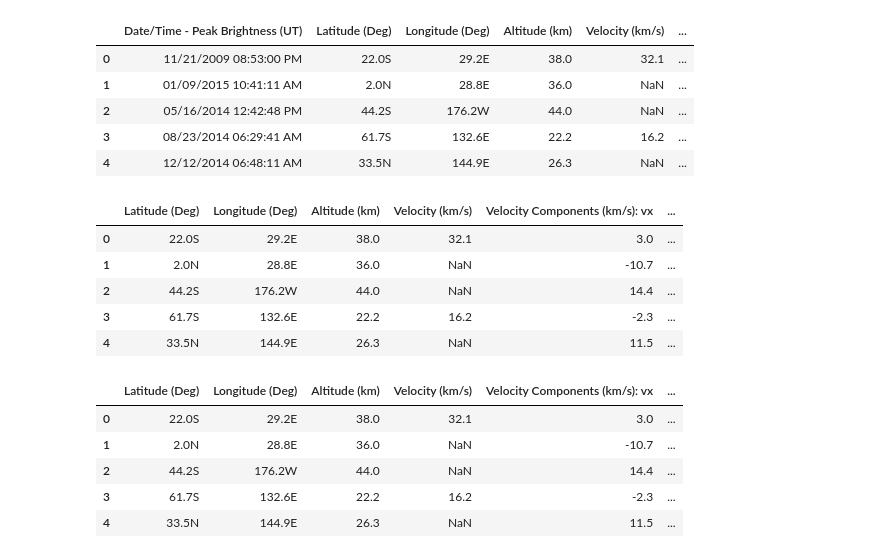
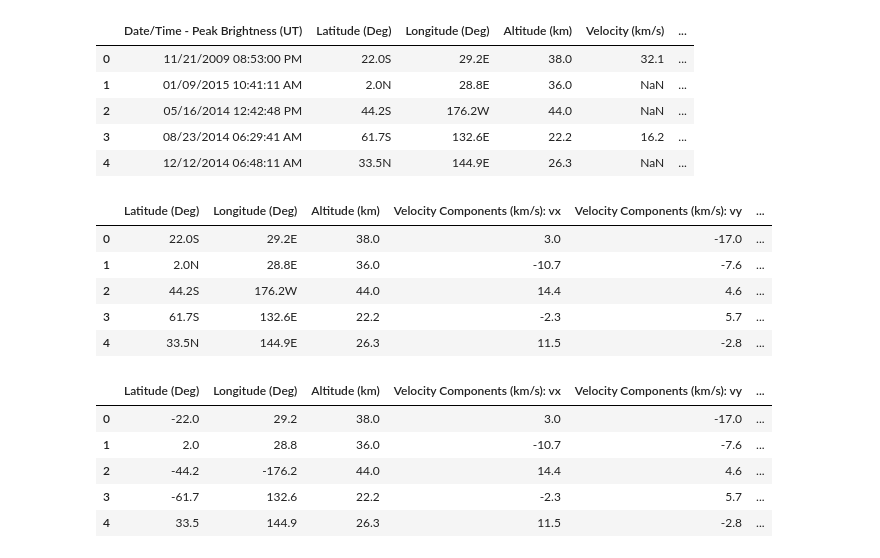
Before and after one commit to shaunildm/nasachallenge2019, a Jupyter notebook: Data.ipynb, the cells around one changed output. Cells and saved outputs as stored; diff of their text form; code cells hidden in the pictures.

```diff
--- a/Data.ipynb
+++ b/Data.ipynb
@@ -29,23 +29,25 @@ df[2].head()
 d_pal = { 'S': -1, 'N': +1, 'W':-1, 'E': +1}
 # %%
 loc_eig = df[2].iloc[:, 1:]
+loc_eig = loc_eig.drop('Total Radiated Energy (J)', axis =1 )
+loc_eig = loc_eig.drop('Velocity (km/s)', axis =1 )
 loc_eig.head()
 # %% [output]
-|  | Latitude (Deg) | Longitude (Deg) | Altitude (km) | Velocity (km/s) | Velocity Components (km/s): vx | ... |
-| 0 | 22.0S | 29.2E | 38.0 | 32.1 | 3.0 | ... |
-| 1 | 2.0N | 28.8E | 36.0 | NaN | -10.7 | ... |
-| 2 | 44.2S | 176.2W | 44.0 | NaN | 14.4 | ... |
-| 3 | 61.7S | 132.6E | 22.2 | 16.2 | -2.3 | ... |
-| 4 | 33.5N | 144.9E | 26.3 | NaN | 11.5 | ... |
+|  | Latitude (Deg) | Longitude (Deg) | Altitude (km) | Velocity Components (km/s): vx | Velocity Components (km/s): vy | ... |
+| 0 | 22.0S | 29.2E | 38.0 | 3.0 | -17.0 | ... |
+| 1 | 2.0N | 28.8E | 36.0 | -10.7 | -7.6 | ... |
+| 2 | 44.2S | 176.2W | 44.0 | 14.4 | 4.6 | ... |
+| 3 | 61.7S | 132.6E | 22.2 | -2.3 | 5.7 | ... |
+| 4 | 33.5N | 144.9E | 26.3 | 11.5 | -2.8 | ... |
 # %%
-loc_eig['Latitude (Deg)'].apply(lambda a: d_pal[a[-1]] * float(a[:-1]))
-loc_eig['Longitude (Deg)'].apply(lambda a: d_pal[a[-1]] * float(a[:-1]))
+loc_eig['Latitude (Deg)'] = loc_eig['Latitude (Deg)'].apply(lambda a: d_pal[a[-1]] * float(a[:-1]))
+loc_eig['Longitude (Deg)'] = loc_eig['Longitude (Deg)'].apply(lambda a: d_pal[a[-1]] * float(a[:-1]))
 loc_eig.head()
 # %% [output]
-|  | Latitude (Deg) | Longitude (Deg) | Altitude (km) | Velocity (km/s) | Velocity Components (km/s): vx | ... |
-| 0 | 22.0S | 29.2E | 38.0 | 32.1 | 3.0 | ... |
-| 1 | 2.0N | 28.8E | 36.0 | NaN | -10.7 | ... |
-| 2 | 44.2S | 176.2W | 44.0 | NaN | 14.4 | ... |
-| 3 | 61.7S | 132.6E | 22.2 | 16.2 | -2.3 | ... |
-| 4 | 33.5N | 144.9E | 26.3 | NaN | 11.5 | ... |
+|  | Latitude (Deg) | Longitude (Deg) | Altitude (km) | Velocity Components (km/s): vx | Velocity Components (km/s): vy | ... |
+| 0 | -22.0 | 29.2 | 38.0 | 3.0 | -17.0 | ... |
+| 1 | 2.0 | 28.8 | 36.0 | -10.7 | -7.6 | ... |
+| 2 | -44.2 | -176.2 | 44.0 | 14.4 | 4.6 | ... |
+| 3 | -61.7 | 132.6 | 22.2 | -2.3 | 5.7 | ... |
+| 4 | 33.5 | 144.9 | 26.3 | 11.5 | -2.8 | ... |
 # %%
```
Also changed, not shown: parts of 10 cells of this notebook.
